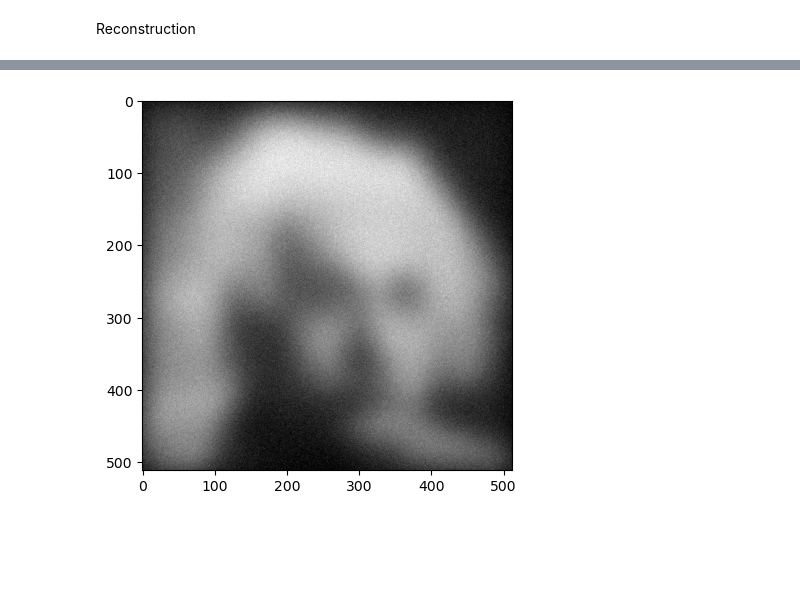
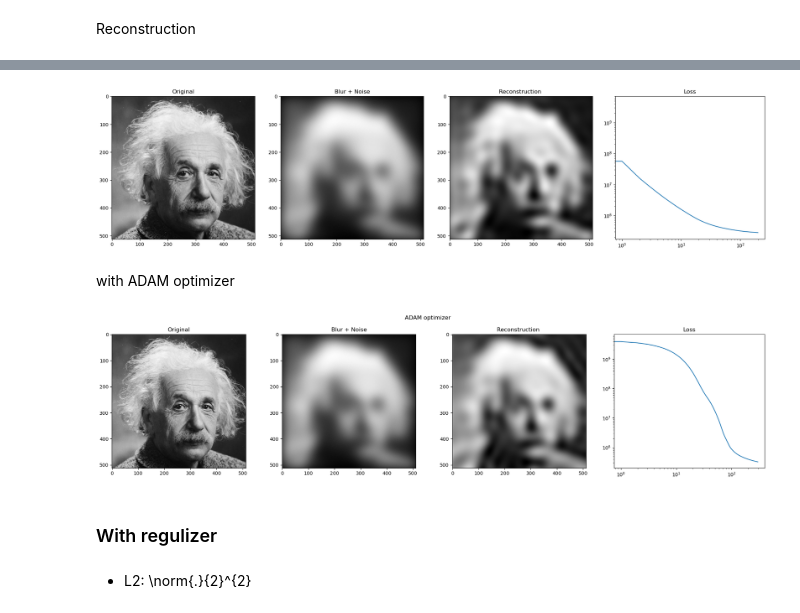
Before and after one commit to igomes1/Deep-denoising-X-ray-CT-reconstruction, a Jupyter notebook: inverse_problems.ipynb, the cells around one changed output, grey strips where cells are left out. Saved outputs shown, nothing was run; the diff lists cells and outputs as text; code cells hidden in the pictures; blank space fills up the shorter version.

Commit message:
try to solve LS with a regulizer

```diff
--- a/inverse_problems.ipynb
+++ b/inverse_problems.ipynb
@@ -31,7 +29,7 @@ img = ski.io.imread('data/img/einstein.tif').astype(np.float32)
 gaussian_kernel = hlp.get_2D_Gaussian_kernel(20)
 blur_img = jsp.signal.convolve(img,gaussian_kernel, mode='same')
 np.random.seed(4)
-gaussian_noise = np.random.normal(0, 10, img.shape)
+gaussian_noise = np.random.normal(0, 1, img.shape)
 blur_noise_img = blur_img + gaussian_noise
 blur_noise_img= np.clip(blur_noise_img, 0,255)
 
@@ -64,18 +62,20 @@ class Model(eqx.Module):
 
 # loss function
 def loss(x, y, A): # not sure if it's better to put the loss inside the "Model" class
-    residual = jnp.linalg.norm(y-A(x))**2
-    return residual
+    loss = jnp.linalg.norm(y-A(x), ord = 'fro')**2
+    return loss
 
 # optimizer --> Proximal gradient descent
-def optimizer_step(x, y, A, alpha):  # alpha = learning rate
-    loss_val, grads_val = jax.value_and_grad(loss)(x, y, A)
+# @jax.jit  # passer loss en parametre fix --> sinon jit fonctionne pas
+def optimizer_step(x, y, A, alpha, loss_fn):  # alpha = learning rate
+    loss_val, grads_val = jax.value_and_grad(loss_fn)(x, y, A)
+    print(grads_val)
 
     # GD update
     x_new = x - alpha * grads_val
 
     # projection
-    x_new = jnp.clip(x_new, 0, 255)
+    # x_new = jnp.clip(x_new, 0, 255)
 
     return loss_val, x_new
 # %%
@@ -86,11 +86,12 @@ A = Model(jnp.array(gaussian_kernel))
 
 
 # optimization parameters
-alpha = 0.1
-n_iter = 100
+alpha = 0.5
+n_iter = 200
+
+
 losses = []
-
 # solve
 for _ in tqdm(range(n_iter)):
-    loss_val, x = optimizer_step(x, y, A, alpha)
+    loss_val, x = optimizer_step(x, y, A, alpha, loss)
     losses.append(loss_val)
@@ -107,5 +98,17 @@ plt.show()
-# %%
-plt.imshow(blur_noise_img, cmap="gray")
-plt.show()
-# %% [output]
-[figure, removed]
+# %%
+# plot
+fig, (ax1, ax2, ax3, ax4) = plt.subplots(1,4, figsize =(20,5))
+ax1.imshow(img, cmap= "gray")
+ax1.set_title('Original')
+ax2.imshow(blur_noise_img, cmap= "gray")
+ax2.set_title('Blur + Noise')
+ax3.imshow(x, cmap= "gray")
+ax3.set_title('Reconstruction ')
+ax4.loglog(losses)
+ax4.set_title('Loss')
+plt.tight_layout()
+plt.show()
+# %% [output]
+[figure, added]
+# %% [markdown]
+with ADAM optimizer
@@ -111,0 +149,20 @@ plt.show()
+# %%
+# plot
+fig, (ax1, ax2, ax3, ax4) = plt.subplots(1,4, figsize =(20,5))
+fig.suptitle('ADAM optimizer')
+ax1.imshow(img, cmap= "gray")
+ax1.set_title('Original')
+ax2.imshow(blur_noise_img, cmap= "gray")
+ax2.set_title('Blur + Noise')
+ax3.imshow(x, cmap= "gray")
+ax3.set_title('Reconstruction ')
+ax4.loglog(losses)
+ax4.set_title('Loss')
+plt.tight_layout()
+plt.show()
+# %% [output]
+[figure, added]
+# %% [markdown]
+### With regulizer
+# %% [markdown]
+- L2: \norm{.}{2}^{2}
```
Also changed, not shown: parts of 17 cells of this notebook.
